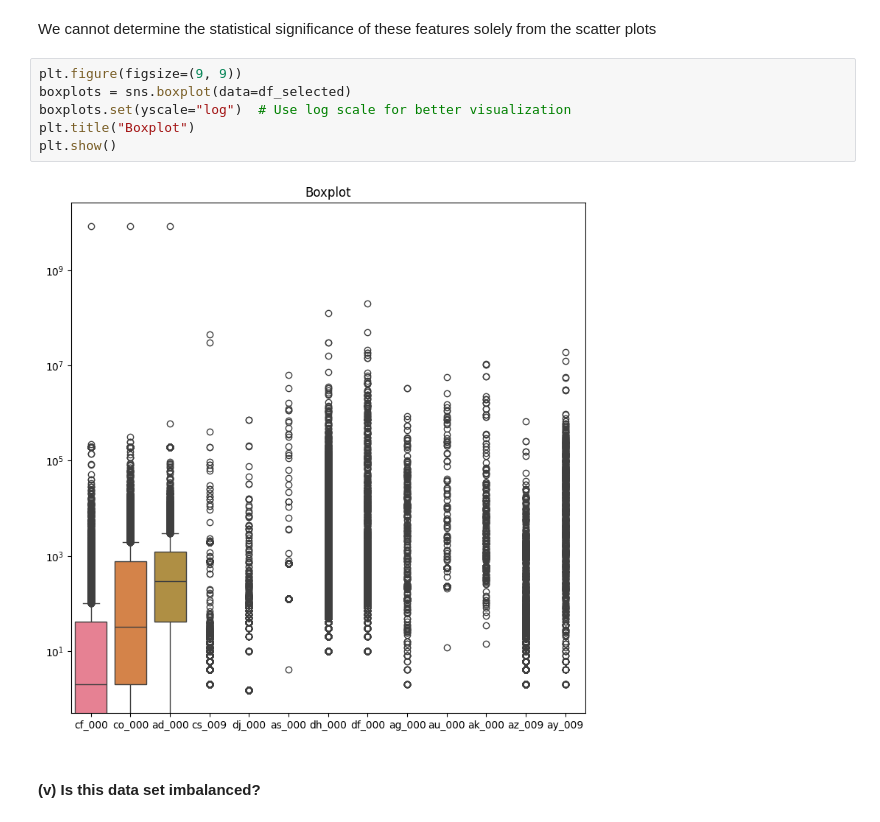
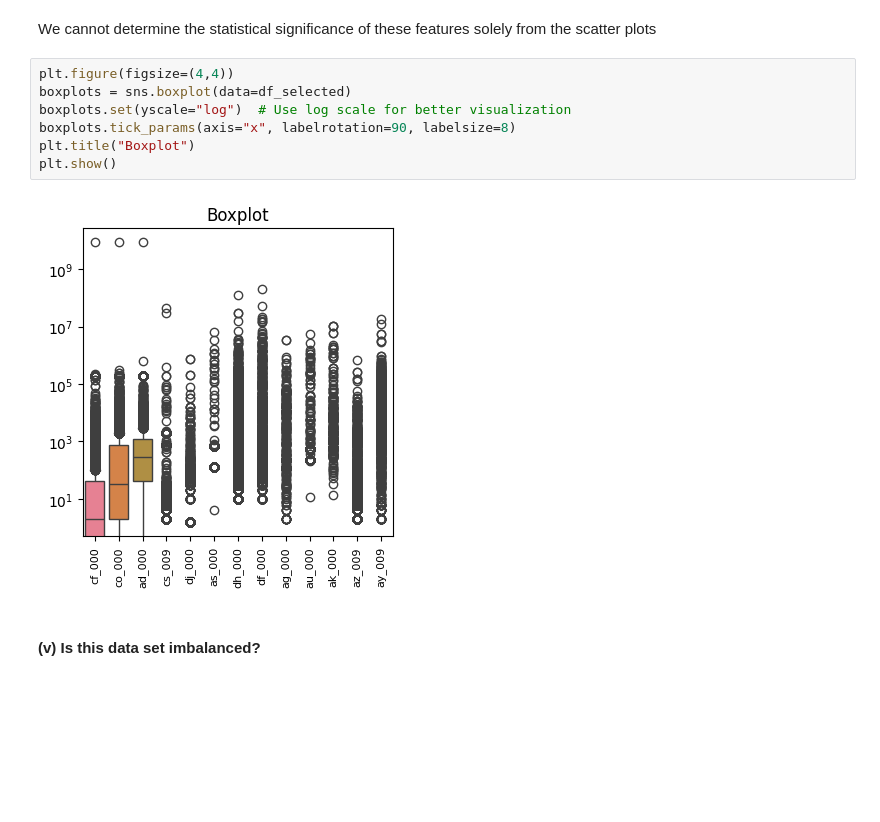
Before and after one commit to cxieusc/DSCI_552_HW6, a Jupyter notebook: notebook/Xie_Chong_HW6.ipynb, the cells around one changed output. Drawn from its saved outputs; the diff is of its cells as text; blank space fills up the shorter version.

```diff
--- a/notebook/Xie_Chong_HW6.ipynb
+++ b/notebook/Xie_Chong_HW6.ipynb
@@ -200,13 +112,14 @@ plt.show()
 # %% [markdown]
 We cannot determine the statistical significance of these features solely from the scatter plots
 # %%
-plt.figure(figsize=(9, 9))
+plt.figure(figsize=(4,4))
 boxplots = sns.boxplot(data=df_selected)
 boxplots.set(yscale="log")  # Use log scale for better visualization
+boxplots.tick_params(axis="x", labelrotation=90, labelsize=8)
 plt.title("Boxplot")
 plt.show()
 # %% [output]
-[figure, old version]
+[figure, new version]
 # %% [markdown]
 #### (v) Is this data set imbalanced?
 # %%
```
Also changed, not shown: parts of 36 cells of this notebook.
